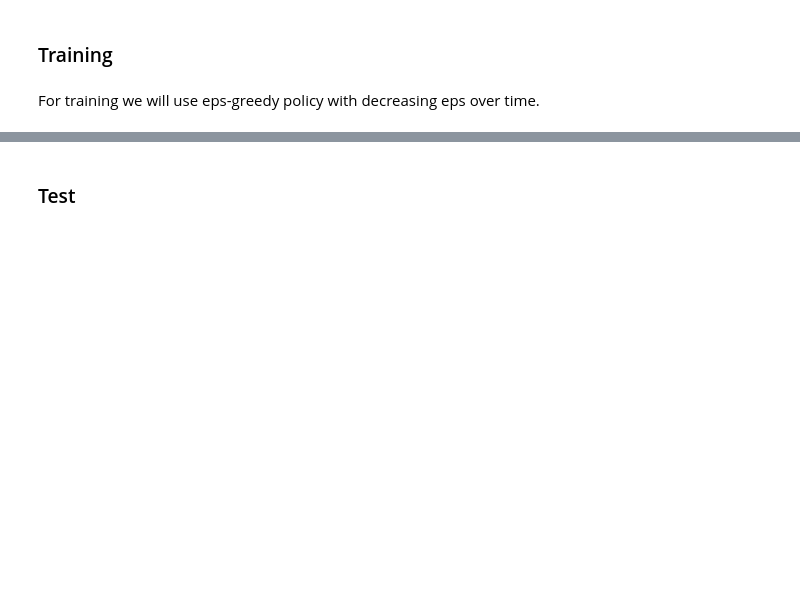
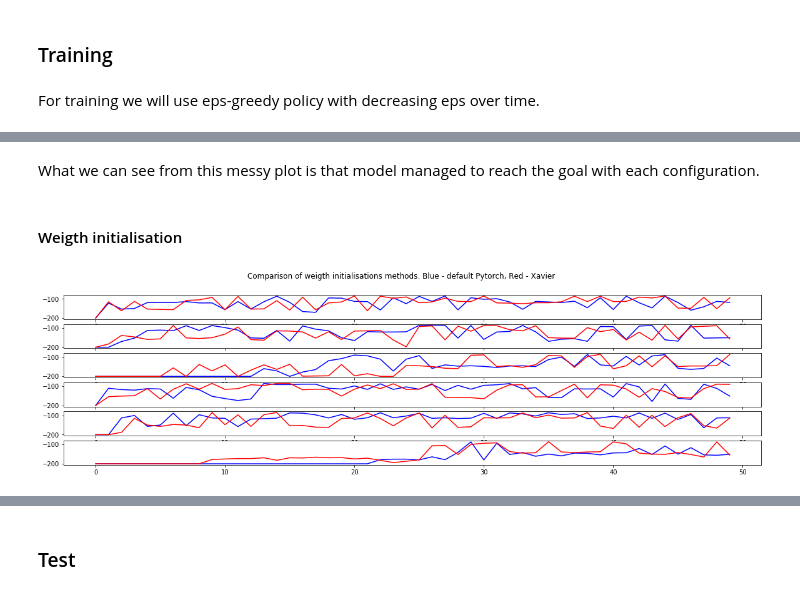
Before and after one commit to oganesManasian/DeepRL-Mountain-car, a Jupyter notebook: Mountain car DQN.ipynb, the cells around one changed output, grey strips where cells are left out. Cells and saved outputs as stored; diff of their text form; code cells hidden in the pictures; blank space fills up the shorter version.

```diff
--- a/Mountain car DQN.ipynb
+++ b/Mountain car DQN.ipynb
@@ -60,7 +61,7 @@ Let's first define DL model
 # %%
 observation_space_dim = env.observation_space.shape[0]
 action_space_dim = env.action_space.n
-hidden_dim = 50
+hidden_dim = 32
 # %%
 def create_model(hidden_dim=hidden_dim):
     return nn.Sequential(
@@ -240,0 +340,17 @@ plt.show()
+# %% [markdown]
+What we can see from this messy plot is that model managed to reach the goal with each configuration.
+# %% [markdown]
+#### Weigth initialisation
+# %%
+default_indices = [i for i in range(len(results)) if "default" in configs[i]]
+xavier_indices = [i for i in range(len(results)) if "xavier" in configs[i]]
+plots_n = len(default_indices)
+
+fig, axs = plt.subplots(plots_n, figsize=(20, 5))
+fig.suptitle("Comparison of weigth initialisations methods. Blue - default Pytorch, Red - Xavier")
+for i, (default_ind, xavier_ind) in enumerate(zip(default_indices, xavier_indices)):
+    axs[i].plot(range(len(results[default_ind])), results[default_ind], color="blue")
+    axs[i].plot(range(len(results[xavier_ind])), results[xavier_ind], color="red")
+plt.show()
+# %% [output]
+[figure, added]
```
Also changed, not shown: parts of 50 cells of this notebook.
